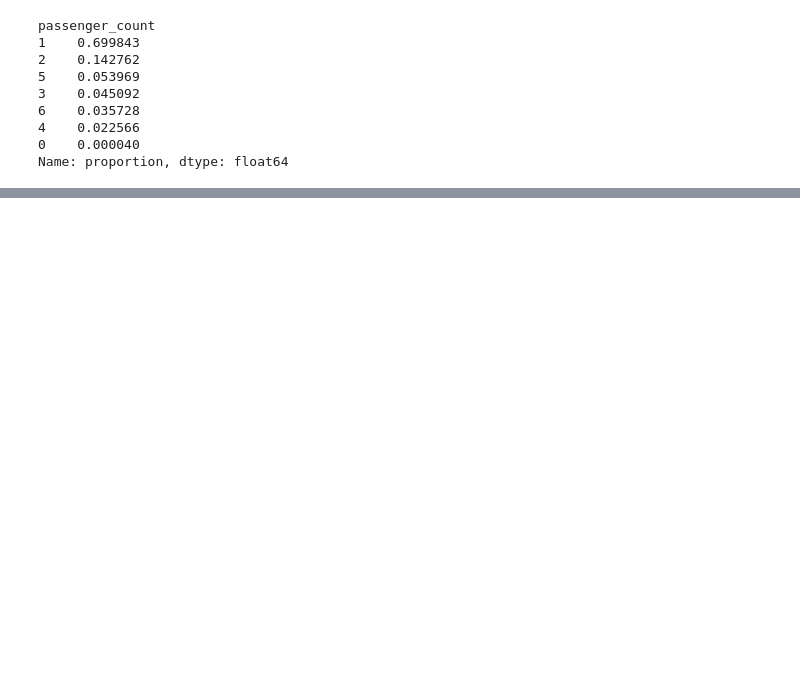
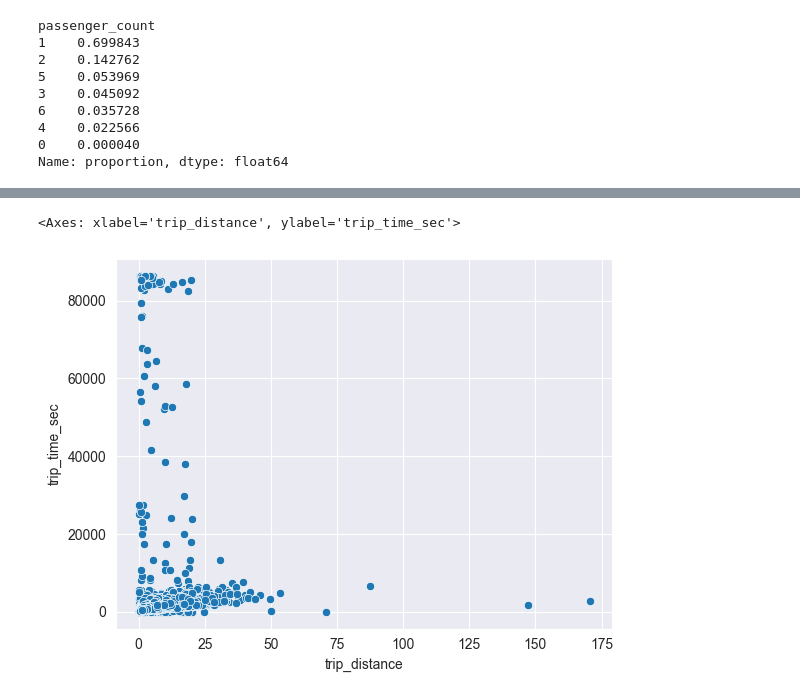
Before and after one commit to dk1000/hubquest_taxi, a Jupyter notebook: notebooks/1.0-ia-initial-eda.ipynb, the cells around one changed output, grey strips where cells are left out. Cells and saved outputs as stored; diff of their text form; code cells hidden in the pictures; blank space fills up the shorter version.

```diff
--- a/notebooks/1.0-ia-initial-eda.ipynb
+++ b/notebooks/1.0-ia-initial-eda.ipynb
@@ -148,0 +130,5 @@ Name: count, dtype: int64
+# %%
+sns.scatterplot(data=df, x='trip_distance', y='trip_time_sec')
+# %% [output]
+<Axes: xlabel='trip_distance', ylabel='trip_time_sec'>
+[figure, added]
```
Also changed, not shown: parts of 49 cells of this notebook.
